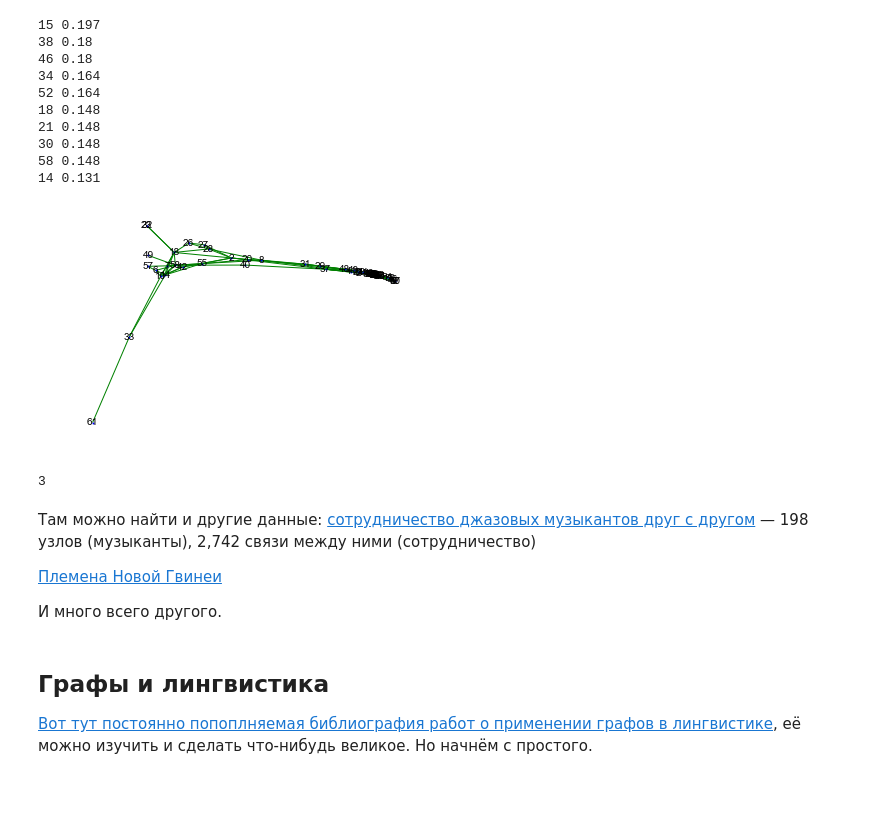
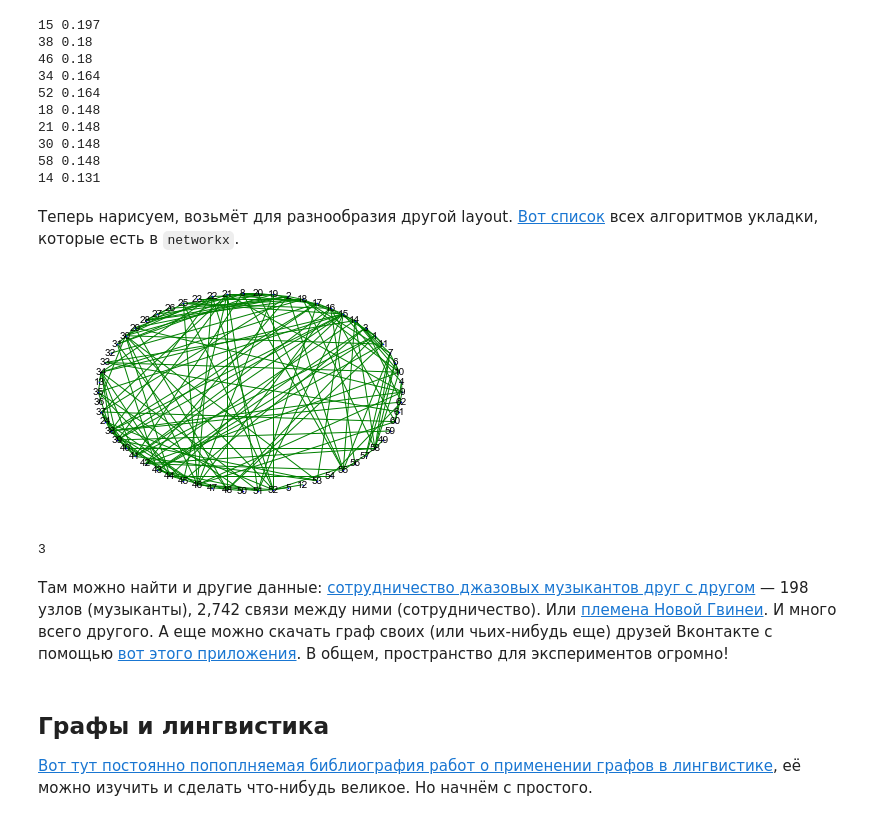
Before and after one commit to ancatmara/learnpython2018, a Jupyter notebook: Lessons/Графы/Графы, networkx.ipynb, the cells around one changed output. Drawn from its saved outputs; the diff is of its cells as text; code cells hidden in the pictures; blank space fills up the shorter version.

Commit message:
upd networkx

```diff
--- a/Lessons/Графы/Графы, networkx.ipynb
+++ b/Lessons/Графы/Графы, networkx.ipynb
@@ -100,6 +127,8 @@ G1 = nx.read_gexf('graph_file.gexf')
 Визуализируем граф с помощью уже знакомого нам `matplotlib`:
 # %%
 import matplotlib.pyplot as plt
+from matplotlib import style
+style.use('ggplot')
 
 # для начала надо выбрать способ "укладки" графа. Их много, возьмём для начала такой:
 pos=nx.spring_layout(G)
@@ -191,26 +280,18 @@ print(nx.transitivity(G))
 # %%
-import urllib.request
-import tarfile
-
-response = urllib.request.urlopen('http://konect.uni-koblenz.de/downloads/tsv/dolphins.tar.bz2')
-zipped = response.read()
-f = open('dolphins.tar.bz2', 'wb')
-f.write(zipped)
-f.close()
-
+# распаковываем архив
 tar = tarfile.open("dolphins.tar.bz2")
 tar.extractall()
 tar.close()
 
 dolphin_G = nx.Graph()
 
-fg = open('dolphins/out.dolphins')
-for indx, line in enumerate(fg):
-    if indx:
-        line = line.strip()
-        node_1, node2 = line.split()
-        dolphin_G.add_edge(node_1, node2)
-fg.close()
+# добавляем узлы и связи в граф
+with open('dolphins/out.dolphins') as unzipped:
+    for indx, line in enumerate(unzipped):
+        if indx:
+            line = line.strip()
+            node_1, node2 = line.split()
+            dolphin_G.add_edge(node_1, node2)
 # %%
 # У этого графа кластерный коэффициент будет уже другим:
 
@@ -238,17 +319,16 @@ for nodeid in sorted(deg_dolphin, key=deg_dolphin.get, reverse=True):
 30 0.148
 58 0.148
 14 0.131
+# %% [markdown]
+Теперь нарисуем, возьмёт для разнообразия другой layout. [Вот список](https://networkx.github.io/documentation/latest/reference/drawing.html#layout) всех алгоритмов укладки, которые есть в `networkx`.
 # %%
-# Теперь нарисуем, возьмёт для разнообразия другой layout
-
-pos = nx.spectral_layout(dolphin_G)
-#pos = nx.shell_layout(dolphin_G)
+pos = nx.shell_layout(dolphin_G)
 nx.draw_networkx_nodes(dolphin_G, pos, node_color='blue', node_size=1)
 nx.draw_networkx_edges(dolphin_G, pos, edge_color='green')
 nx.draw_networkx_labels(dolphin_G, pos, font_size=10, font_family='Arial')
 plt.axis('off')
 plt.show()
 # %% [output]
-[figure, old version]
+[figure, new version]
 # %%
 # Из графа можно извлечь подграф, где будут, например, только интересующие нас узлы:
@@ -258,11 +339,7 @@ print(sub_G.number_of_nodes())
 # %% [output]
 3
 # %% [markdown]
-Там можно найти и другие данные: [сотрудничество джазовых музыкантов друг с другом](http://konect.uni-koblenz.de/networks/arenas-jazz) — 198 узлов (музыканты), 2,742 связи между ними (сотрудничество)
-
-[Племена Новой Гвинеи](http://konect.uni-koblenz.de/networks/ucidata-gama)
-
-И много всего другого.
+Там можно найти и другие данные: [сотрудничество джазовых музыкантов друг с другом](http://konect.uni-koblenz.de/networks/arenas-jazz) — 198 узлов (музыканты), 2,742 связи между ними (сотрудничество).  Или [племена Новой Гвинеи](http://konect.uni-koblenz.de/networks/ucidata-gama). И много всего другого. А еще можно скачать граф своих (или чьих-нибудь еще) друзей Вконтакте с помощью [вот этого приложения](https://vk.com/app3861133_4520142). В общем, пространство для экспериментов огромно!
 # %% [markdown]
 ## Графы и лингвистика
 
```
Also changed, not shown: parts of 30 cells of this notebook.
